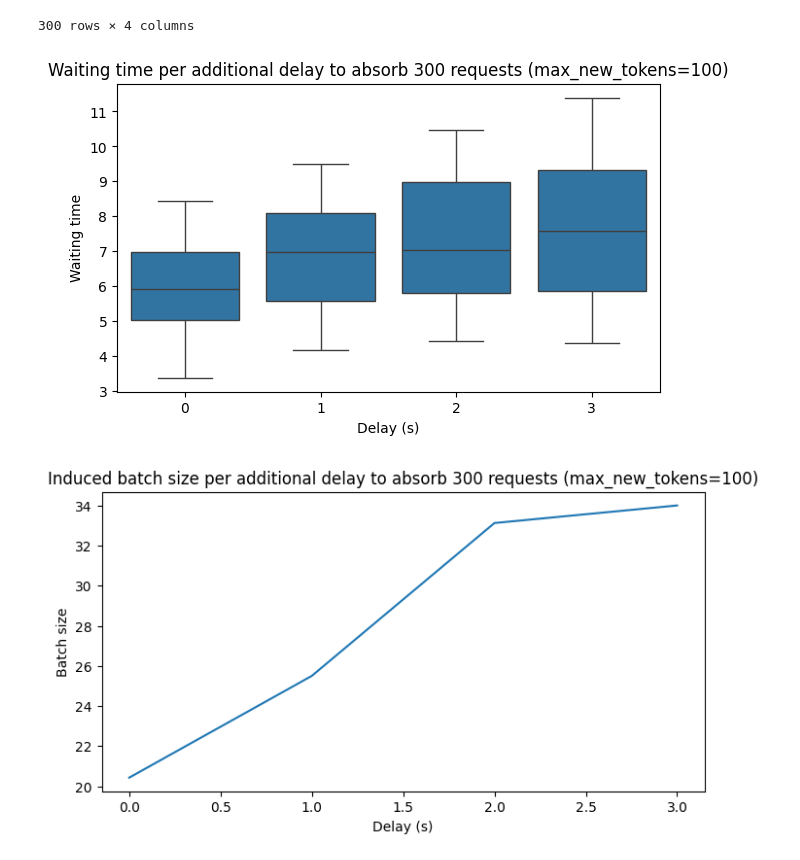
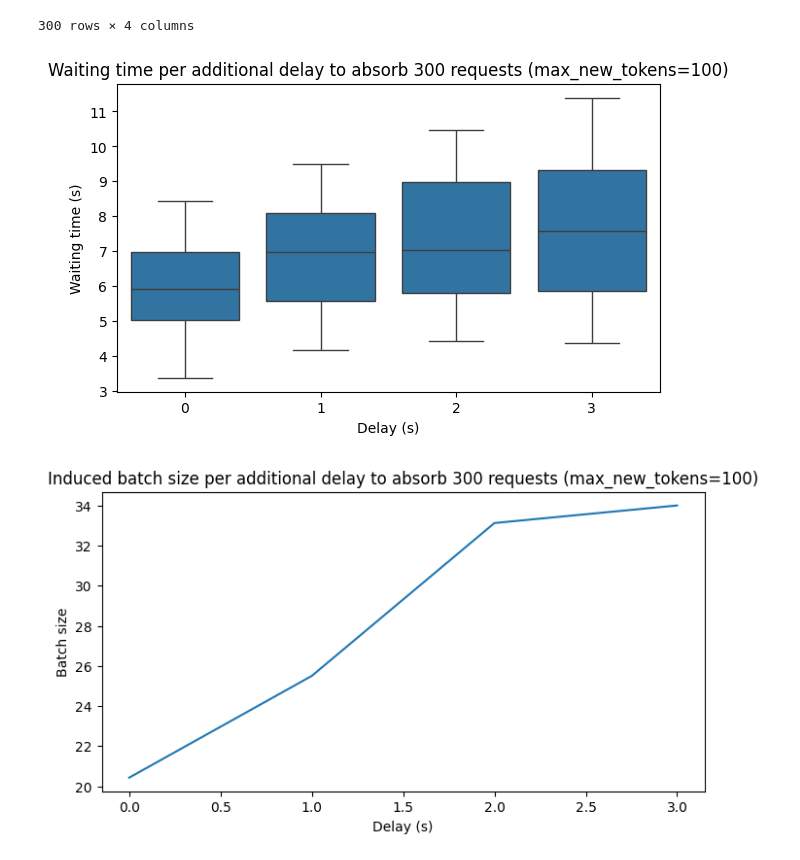
Before and after one commit to darmangerd/llama3-scheduling, a Jupyter notebook: JobTime.ipynb, the cells around one changed output. Saved outputs shown, nothing was run; the diff lists cells and outputs as text; code cells hidden in the pictures.

```diff
--- a/JobTime.ipynb
+++ b/JobTime.ipynb
@@ -468,13 +489,13 @@ df
 # %%
 plt.figure(figsize=(7, 4))
 sns.boxplot(data=df, x='delay', y='waiting_time')
 plt.title('Waiting time per additional delay to absorb 300 requests (max_new_tokens=100)')
 # rename axes
 plt.xlabel('Delay (s)')
-plt.ylabel('Waiting time')
+plt.ylabel('Waiting time (s)')
 plt.show()
 # %% [output]
-[figure, old version]
+[figure, new version]
 # %%
 plt.figure(figsize=(8, 4))
 sns.lineplot(data=df.groupby('delay').mean().reset_index(), x='delay', y='batch_size')
```
Also changed, not shown: parts of 18 cells of this notebook, 16 other files.
